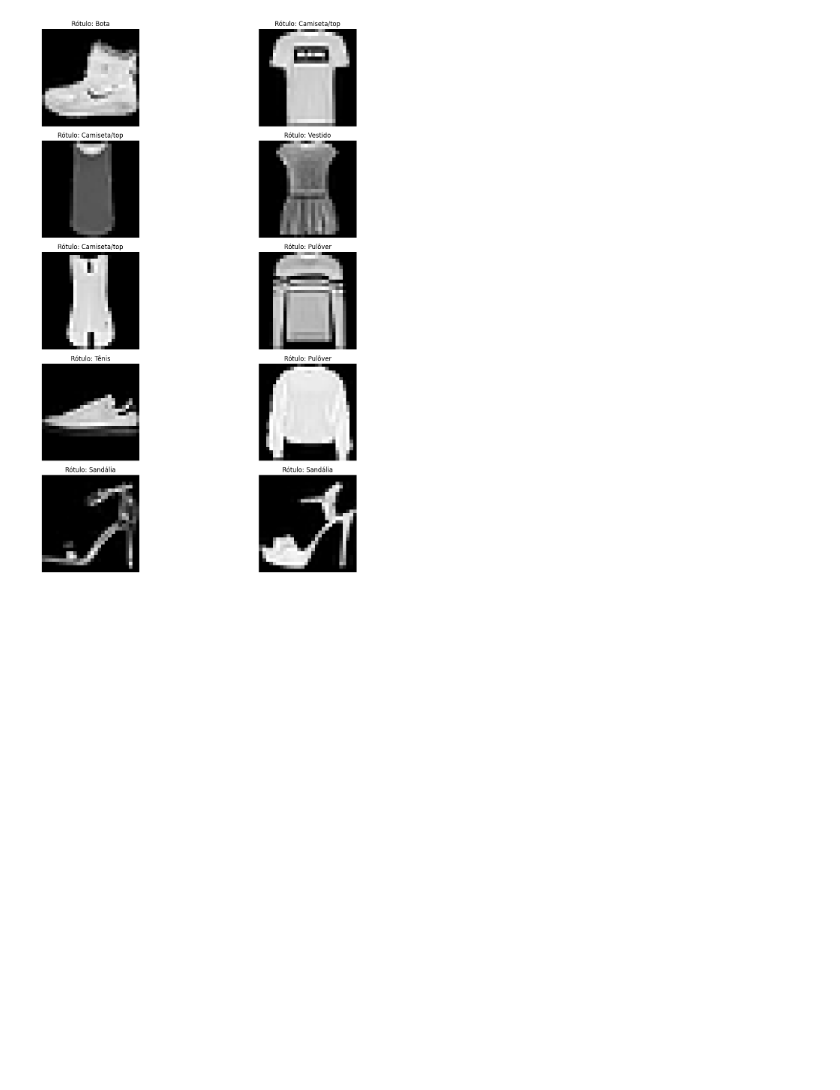
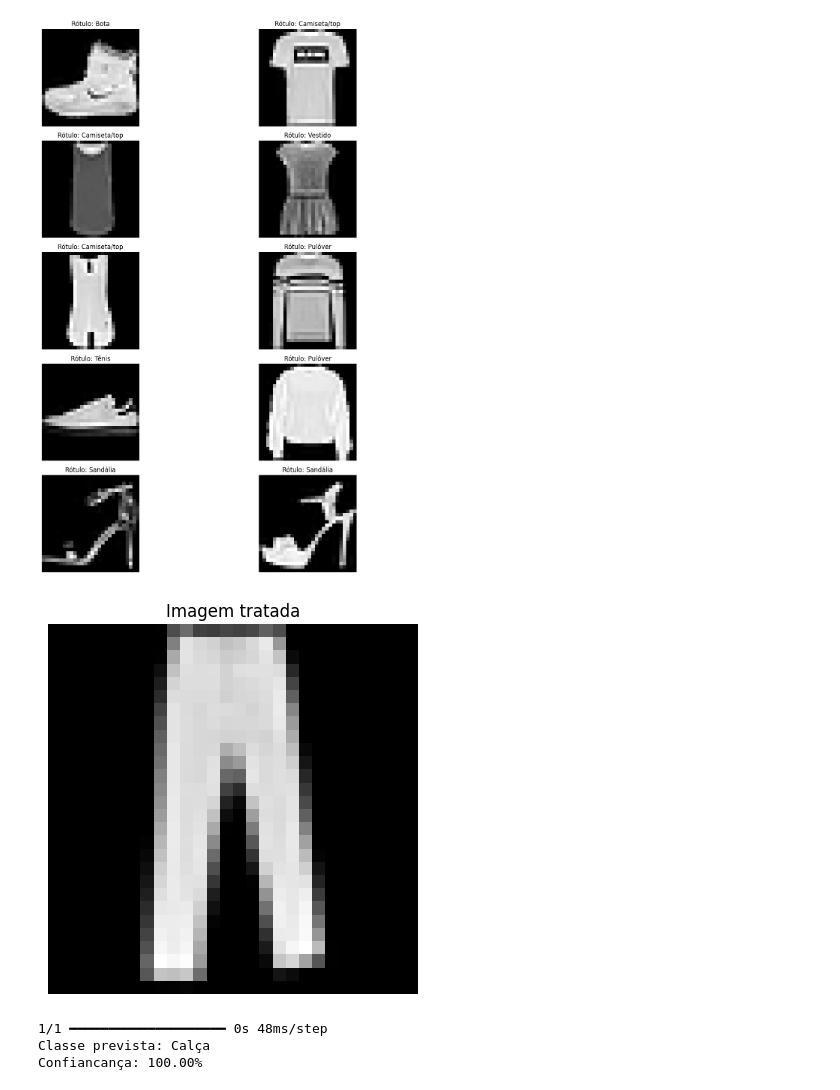
Before and after one commit to CaioHarrys/neural, a Jupyter notebook: fashion.ipynb, the cells around one changed output. Drawn from its saved outputs; the diff is of its cells as text; code cells hidden in the pictures; blank space fills up the shorter version.

```diff
--- a/fashion.ipynb
+++ b/fashion.ipynb
@@ -99,16 +99,38 @@ plt.show()
 # %%
 # from tensorflow.keras.models import image
 from PIL import Image
 import numpy as np
 
 # Caminho da imagem PNG externa
 caminho = './imagens/calca.jpg'
 
 # 1. Abrir a imagem com PIL
 img = Image.open(caminho).convert('L')  # Converter para escala de cinza
 # 2. Redimensionar a imagem para 28x28 pixels
 img = img.resize((28, 28))
 # 3. Converter a imagem para um array NumPy e normalizar os valores
 img_array = np.array(img) / 255.0
-# 4. Inverter cores se fundo for escuro e a peça for clara
-img_array = 255 - img_array
+# 4. Inverter cores se fundo for escuro e a peça for clara (opcional)
+img_array = 1 - img_array
+# 5. Adicionar uma dimensão extra para representar o batch size = 1
+img_array = img_array.reshape(1, 28, 28)
+# img array = 1 -img array
+
+# Vizualizar imagem tratada
+import matplotlib.pyplot as plt
+plt.imshow(img_array[0], cmap='gray')
+plt.title("Imagem tratada")
+plt.axis('off')
+plt.show()
+# %% [output]
+[figure, added]
+# %%
+predicao = modelo.predict(img_array)
+indice_classe = np.argmax(predicao)
+
+print(f"Classe prevista: {classes_nomes[indice_classe]}")
+print(f"Confiancança: {predicao[0][indice_classe]*100:.2f}%")
+# %% [output]
+1/1 ━━━━━━━━━━━━━━━━━━━━ 0s 48ms/step
+Classe prevista: Calça
+Confiancança: 100.00%
```
Also changed, not shown: parts of 4 cells of this notebook, 3 other files.
